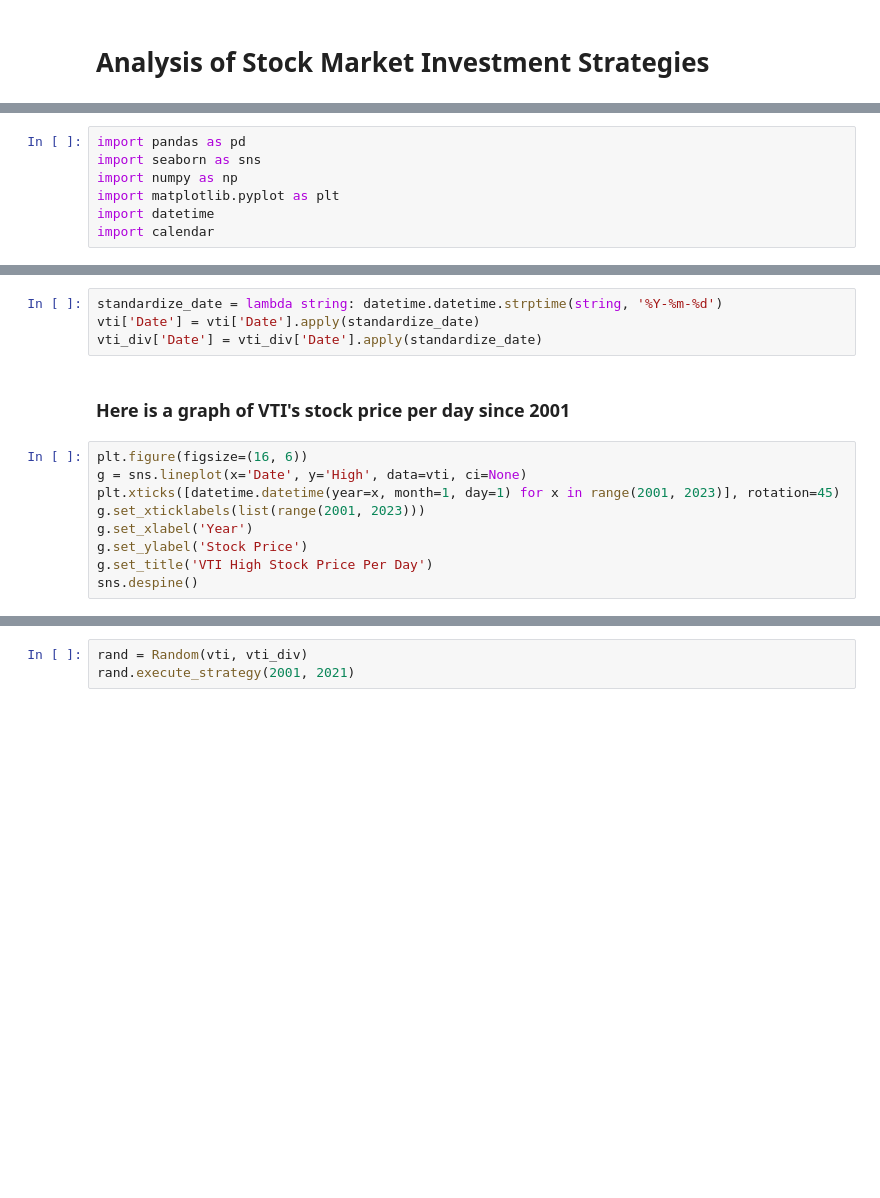
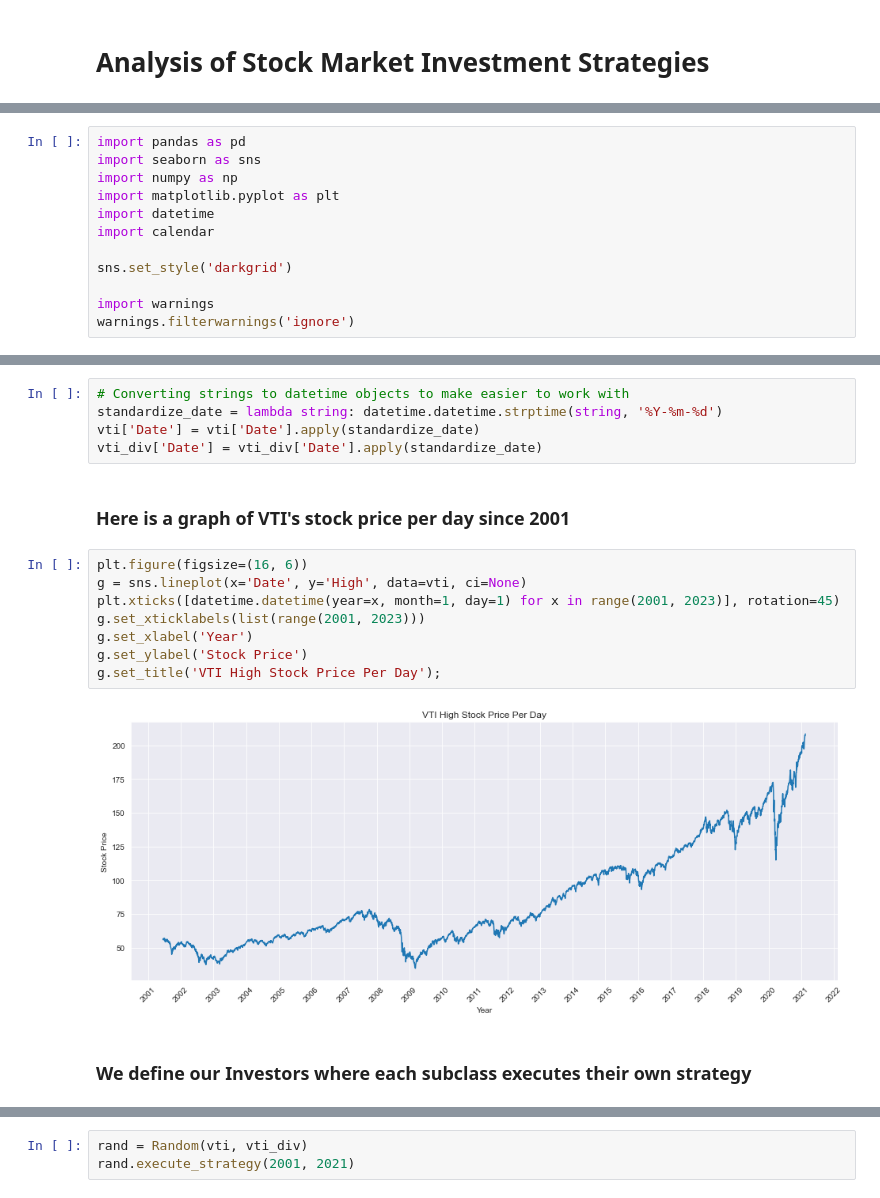
Before and after one commit to Charlychee/Analysis-of-Investment-Strategies, a Jupyter notebook: Analysis of Stock Market Investment Strategies.ipynb, the cells around one changed output, grey strips where cells are left out. Drawn from its saved outputs; the diff is of its cells as text; blank space fills up the shorter version.

```diff
--- a/Analysis of Stock Market Investment Strategies.ipynb
+++ b/Analysis of Stock Market Investment Strategies.ipynb
@@ -23,5 +25,10 @@ import numpy as np
 import matplotlib.pyplot as plt
 import datetime
 import calendar
+
+sns.set_style('darkgrid')
+
+import warnings
+warnings.filterwarnings('ignore')
 # %% [markdown]
 ## Case Study of VTI
@@ -35,4 +70,5 @@ vti_div
 # %%
+# Converting strings to datetime objects to make easier to work with
 standardize_date = lambda string: datetime.datetime.strptime(string, '%Y-%m-%d')
 vti['Date'] = vti['Date'].apply(standardize_date)
 vti_div['Date'] = vti_div['Date'].apply(standardize_date)
@@ -41,12 +77,15 @@ vti_div['Date'] = vti_div['Date'].apply(standardize_date)
 # %%
 plt.figure(figsize=(16, 6))
 g = sns.lineplot(x='Date', y='High', data=vti, ci=None)
 plt.xticks([datetime.datetime(year=x, month=1, day=1) for x in range(2001, 2023)], rotation=45)
 g.set_xticklabels(list(range(2001, 2023)))
 g.set_xlabel('Year')
 g.set_ylabel('Stock Price')
-g.set_title('VTI High Stock Price Per Day')
-sns.despine()
+g.set_title('VTI High Stock Price Per Day');
+# %% [output]
+[figure, added]
+# %% [markdown]
+### We define our Investors where each subclass executes their own strategy
 # %%
 class Investor():
     def __init__(self, stock, stock_div):
```
Also changed, not shown: parts of 87 cells of this notebook.
